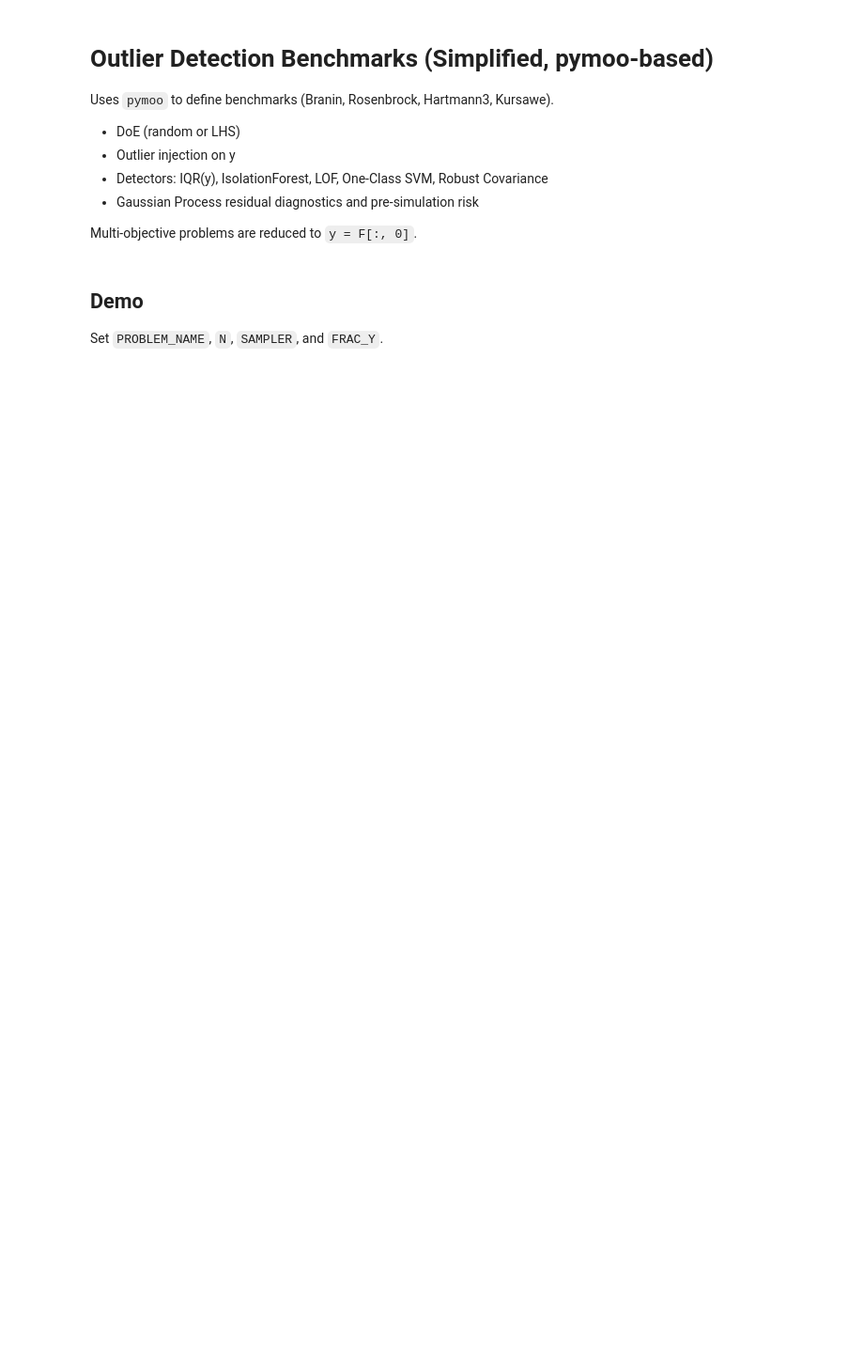
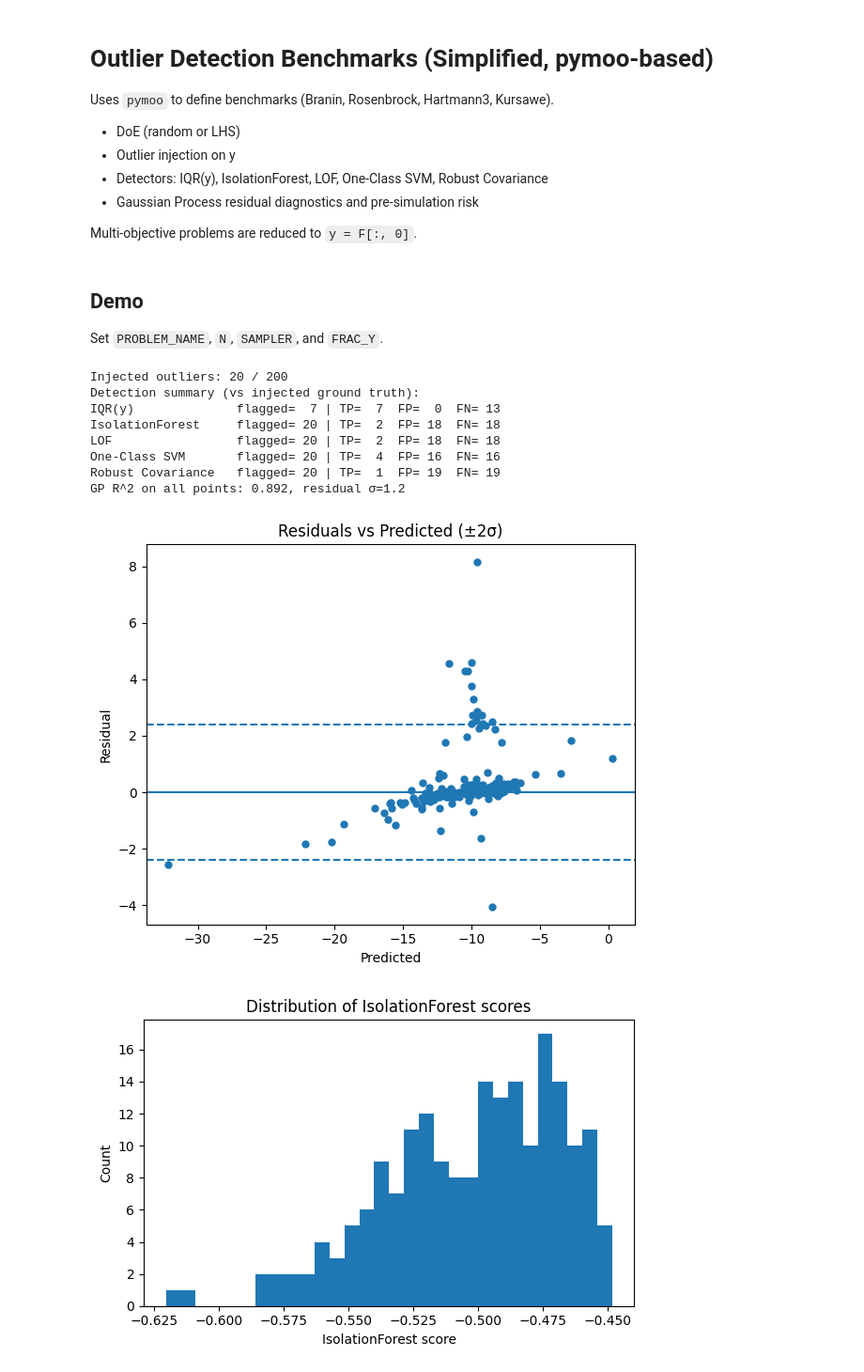
Before and after one commit to joelkdb/Outlier-Detection-Research, a Jupyter notebook: 1_outlier_benchmarks_optislang.ipynb, the cells around one changed output. Shown at 94% size. Cells and saved outputs as stored; diff of their text form; code cells hidden in the pictures; blank space fills up the shorter version.

```diff
--- a/1_outlier_benchmarks_optislang.ipynb
+++ b/1_outlier_benchmarks_optislang.ipynb
@@ -181,16 +181,18 @@ def plot_gp_variance_2d(gp: GaussianProcessRegressor, bounds: np.ndarray, grid_n
 Set `PROBLEM_NAME`, `N`, `SAMPLER`, and `FRAC_Y`.
 # %%
 # Parameters
-PROBLEM_NAME = 'kursawe'   # 'branin' | 'rosenbrock' | 'hartmann3' | 'kursawe'
+PROBLEM_NAME = 'kursawe'   # 'rosenbrock' | 'kursawe'
 N = 200
 SAMPLER = 'lhs'            # 'lhs' or 'random'
-FRAC_Y = 0.05              # fraction of response-space outliers
+FRAC_Y = 0.10              # fraction of response-space outliers
 
 # 1) Generate dataset
 X, y, problem = generate_dataset(PROBLEM_NAME, N, SAMPLER)
 
 # 2) Inject outliers (response only)
 y_noisy, mask_injected = add_outliers_y(y, frac_y=FRAC_Y, scale=5.0)
+
+print(f"Injected outliers: {mask_injected.sum()} / {N}")
 
 # 3) Run detectors
 mask_iqr = detect_iqr(y_noisy, k=1.5)
@@ -200,30 +202,41 @@ mask_oc, oc = detect_ocsvm(X, nu=max(0.01, FRAC_Y))
 mask_rc, ee = detect_robust_cov(X, contamination=max(0.01, FRAC_Y))
 
 def report(name, mask):
     tp = np.sum(mask & mask_injected)
     fp = np.sum(mask & ~mask_injected)
     fn = np.sum(~mask & mask_injected)
     print(f"{name:18s}  flagged={mask.sum():3d} | TP={tp:3d}  FP={fp:3d}  FN={fn:3d}")
 
 print('Detection summary (vs injected ground truth):')
 report('IQR(y)', mask_iqr)
 report('IsolationForest', mask_iso)
 report('LOF', mask_lof)
 report('One-Class SVM', mask_oc)
 report('Robust Covariance', mask_rc)
 
 # 4) GP residual diagnostics (fit on IF-inliers)
 gp = fit_gp(X[~mask_iso], y_noisy[~mask_iso])
 y_pred, y_std, resid, sigma_resid = residual_diagnostics(gp, X, y_noisy)
 
 from sklearn.metrics import r2_score
 print(f"GP R^2 on all points: {r2_score(y_noisy, y_pred):.3f}, residual σ={sigma_resid:.3g}")
 
 # 5) Plots (each in its own figure)
 if X.shape[1] == 2:
     bounds = np.column_stack([problem.xl, problem.xu])
     plot_scatter_2d(X, y_noisy, mask_outliers=mask_injected, title=f"{PROBLEM_NAME}: DoE with injected outliers")
     plot_gp_variance_2d(gp, bounds, grid_n=80, title="GP predictive std (pre-sim risk proxy)")
 
 plot_residuals(y_noisy, y_pred, sigma_resid, k=2.0, title='Residuals vs Predicted (±2σ)')
 plot_isoforest_scores(clf_iso, X_fit=X)
+# %% [output]
+Injected outliers: 20 / 200
+Detection summary (vs injected ground truth):
+IQR(y)              flagged=  7 | TP=  7  FP=  0  FN= 13
+IsolationForest     flagged= 20 | TP=  2  FP= 18  FN= 18
+LOF                 flagged= 20 | TP=  2  FP= 18  FN= 18
+One-Class SVM       flagged= 20 | TP=  4  FP= 16  FN= 16
+Robust Covariance   flagged= 20 | TP=  1  FP= 19  FN= 19
+GP R^2 on all points: 0.892, residual σ=1.2
+[figure, added]
+[figure, added]
```
Also changed, not shown: 2 other files.
